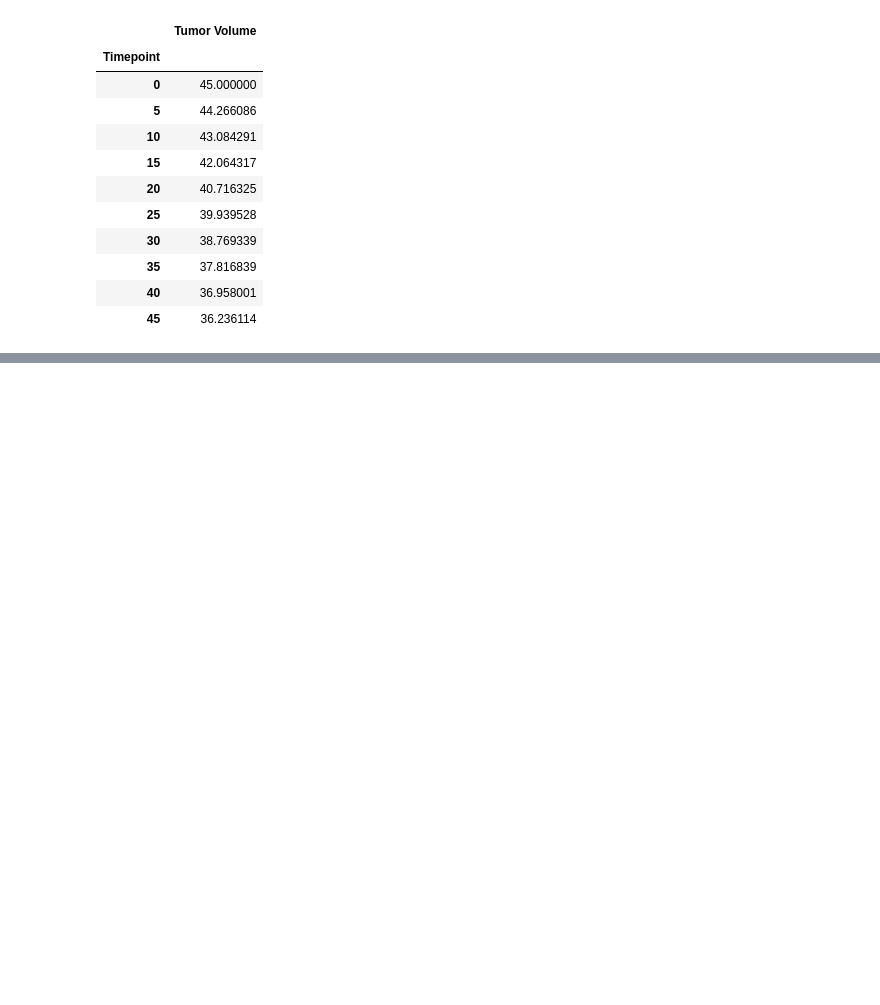
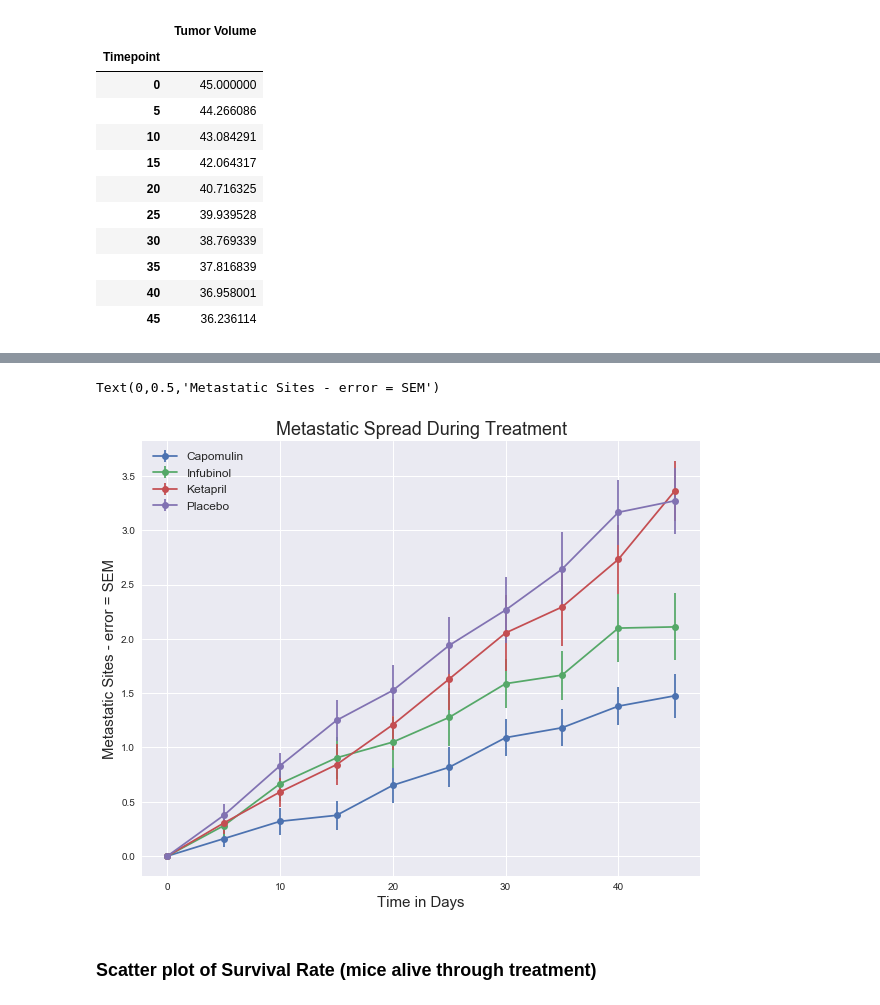
Before and after one commit to imtheaaron/python-challenge, a Jupyter notebook: Pymaceuticals/main.ipynb, the cells around one changed output, grey strips where cells are left out. Cells and saved outputs as stored; diff of their text form; code cells hidden in the pictures; blank space fills up the shorter version.

```diff
--- a/Pymaceuticals/main.ipynb
+++ b/Pymaceuticals/main.ipynb
@@ -140,0 +207,15 @@ plt.show()
+# %%
+plt.figure(figsize=(10,8))
+plt.errorbar(x=metastatic_df.index, y=metastatic_df.Capomulin, yerr=meta_sem['Metastatic Sites'].loc['Capomulin',:] , marker='o')
+plt.errorbar(x=metastatic_df.index, y=metastatic_df.Infubinol, yerr=meta_sem['Metastatic Sites'].loc['Infubinol',:] , marker='o')
+plt.errorbar(x=metastatic_df.index, y=metastatic_df.Ketapril, yerr=meta_sem['Metastatic Sites'].loc['Ketapril',:] , marker='o')
+plt.errorbar(x=metastatic_df.index, y=metastatic_df.Placebo, yerr=meta_sem['Metastatic Sites'].loc['Placebo',:] , marker='o')
+plt.legend(prop={'size': 12})
+plt.title('Metastatic Spread During Treatment', fontsize=18)
+plt.xlabel('Time in Days', fontsize=15)
+plt.ylabel('Metastatic Sites - error = SEM', fontsize=15)
+# %% [output]
+Text(0,0.5,'Metastatic Sites - error = SEM')
+[figure, added]
+# %% [markdown]
+<h3>Scatter plot of Survival Rate (mice alive through treatment)</h3>
```
Also changed, not shown: parts of 20 cells of this notebook, 1 other file.
